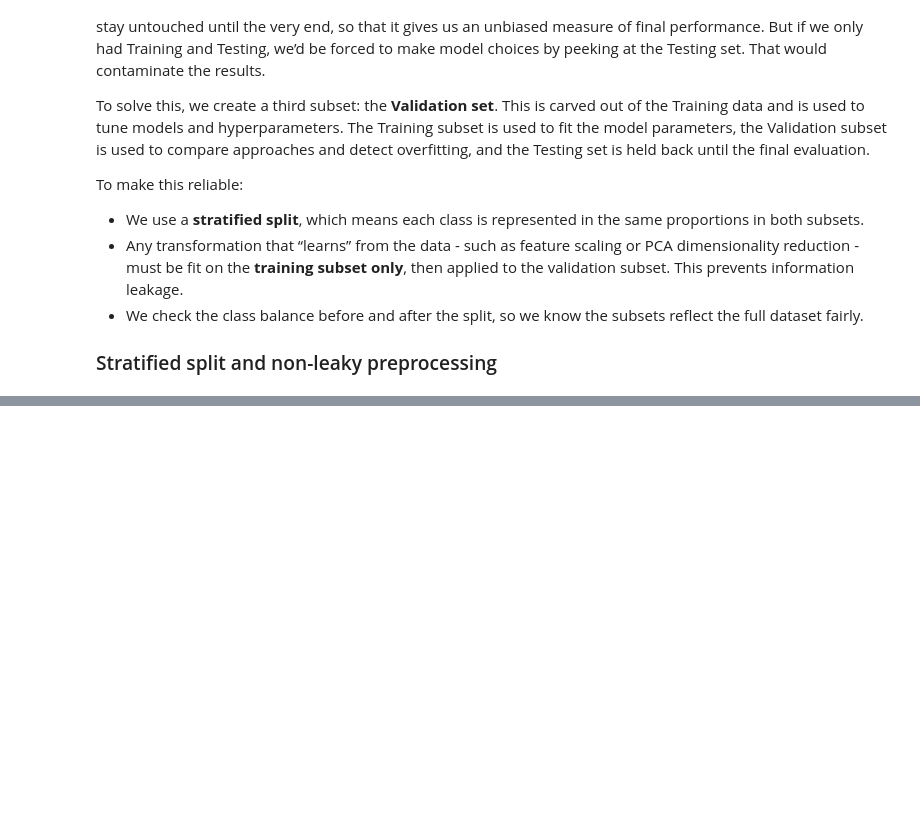
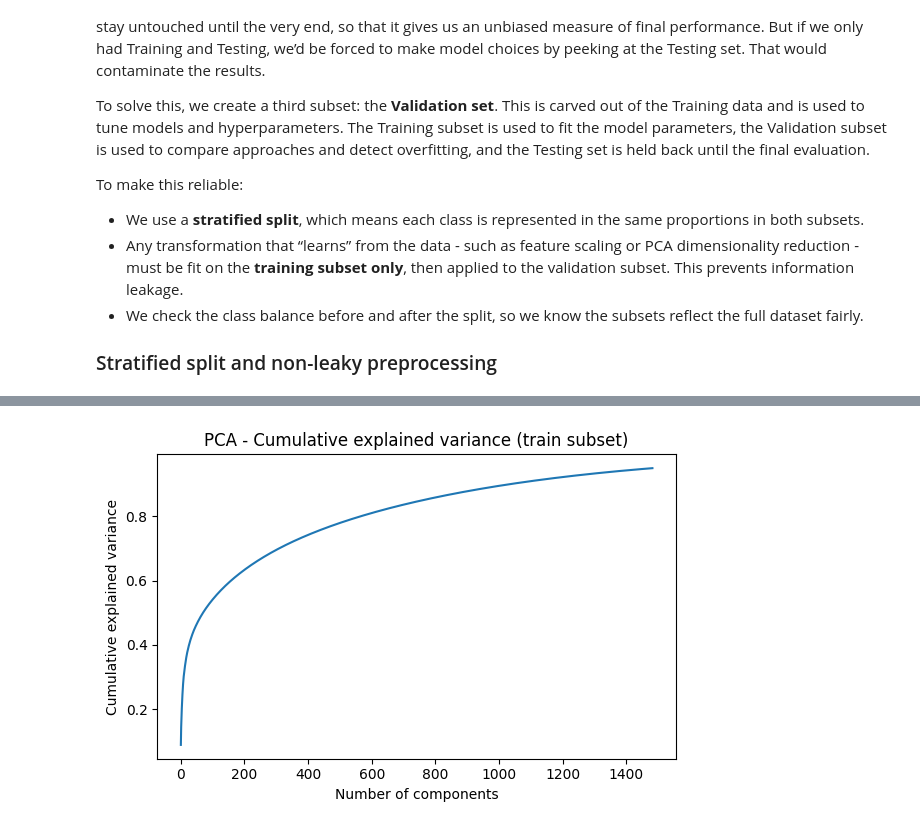
Before and after one commit to John-JonSteyn/BrainTumorMRIScikitLearnClassification, a Jupyter notebook: notebooks/brain_tumor_baseline.ipynb, the cells around one changed output, grey strips where cells are left out. Drawn from its saved outputs; the diff is of its cells as text; code cells hidden in the pictures; blank space fills up the shorter version.

```diff
--- a/notebooks/brain_tumor_baseline.ipynb
+++ b/notebooks/brain_tumor_baseline.ipynb
@@ -748,45 +748,30 @@ To make this reliable:
 
 ### Stratified split and non-leaky preprocessing
 # %%
-from typing import Dict, Tuple
-import os
-from pathlib import Path
-
-import numpy as np
-import pandas as pd
-import matplotlib.pyplot as plt
-
 from sklearn.model_selection import train_test_split
-from sklearn.preprocessing import StandardScaler
-from sklearn.decomposition import PCA
 from joblib import dump
 
-# Defaults if not already set
-if "random_seed" not in globals():  # single source of randomness
-    random_seed = 42
-if "pca_variance_target" not in globals():  # retain 95 percent variance
-    pca_variance_target = 0.95
+# Ensure output folders exist at the repo root
+Path("../reports/metrics").mkdir(parents=True, exist_ok=True)
+Path("../reports/figures").mkdir(parents=True, exist_ok=True)
+Path("../artifacts/features").mkdir(parents=True, exist_ok=True)
 
-# Ensure output folders exist
-Path("reports/metrics").mkdir(parents=True, exist_ok=True)
-Path("reports/figures").mkdir(parents=True, exist_ok=True)
-
-def describe_and_save_class_distribution(labels: np.ndarray,
+def describe_and_save_class_distribution(labels_array: np.ndarray,
                                          title: str,
                                          csv_filename: str) -> pd.DataFrame:
     """Summarise class counts and proportions, save to CSV."""
-    unique_classes, counts = np.unique(labels, return_counts=True)
+    unique_classes, class_counts = np.unique(labels_array, return_counts=True)
     distribution_frame = pd.DataFrame({
         "class_index": unique_classes,
-        "count": counts,
-        "proportion": (counts / counts.sum()).round(6)
+        "count": class_counts,
+        "proportion": (class_counts / class_counts.sum()).round(6)
     })
     print(title)
     display(distribution_frame)
-    distribution_frame.to_csv(Path("reports/metrics") / csv_filename, index=False)
+    distribution_frame.to_csv(Path("../reports/metrics") / csv_filename, index=False)
     return distribution_frame
 
-# 1) Stratified split on raw HOG features
+# Perform stratified split on raw HOG features
 validation_fraction = 0.20
 (
     hog_features_train_subset,
@@ -805,7 +790,7 @@ validation_fraction = 0.20
 print("Train subset shape (N, D):", hog_features_train_subset.shape)
 print("Validation subset shape (N, D):", hog_features_validation_subset.shape)
 
-# 2) Summarise class distributions
+# Summarise and save class distributions
 describe_and_save_class_distribution(y_train, "Full training set class distribution",
                                      "train_full_class_distribution.csv")
 describe_and_save_class_distribution(labels_train_subset, "Train subset class distribution",
@@ -813,7 +798,7 @@ describe_and_save_class_distribution(labels_train_subset, "Train subset class di
 describe_and_save_class_distribution(labels_validation_subset, "Validation subset class distribution",
                                      "validation_class_distribution.csv")
 
-# 3) Standardise features: fit on TRAIN subset only
+# Standardise features: fit on TRAIN subset only
 feature_scaler_for_split = StandardScaler(with_mean=True, with_std=True)
 hog_features_train_subset_scaled = feature_scaler_for_split.fit_transform(hog_features_train_subset)
 hog_features_validation_subset_scaled = feature_scaler_for_split.transform(hog_features_validation_subset)
@@ -821,7 +806,7 @@ hog_features_validation_subset_scaled = feature_scaler_for_split.transform(hog_f
 print("Scaled train subset shape:", hog_features_train_subset_scaled.shape)
 print("Scaled validation subset shape:", hog_features_validation_subset_scaled.shape)
 
-# 4) PCA: fit on TRAIN subset only
+# Apply PCA: fit on TRAIN subset only
 pca_transformer_for_split = PCA(
     n_components=pca_variance_target,
     svd_solver="full",
@@ -833,19 +818,26 @@ hog_features_validation_subset_final = pca_transformer_for_split.transform(hog_f
 print("PCA-reduced train subset shape:", hog_features_train_subset_final.shape)
 print("PCA-reduced validation subset shape:", hog_features_validation_subset_final.shape)
 
-# 5) Save PCA explained variance curve
+# Save PCA explained variance curve
 plt.figure(figsize=(6, 4))
 plt.plot(np.cumsum(pca_transformer_for_split.explained_variance_ratio_))
 plt.xlabel("Number of components")
 plt.ylabel("Cumulative explained variance")
 plt.title("PCA - Cumulative explained variance (train subset)")
 plt.tight_layout()
-pca_figure_path = Path("reports/figures") / "pca_explained_variance_train_subset.png"
+pca_figure_path = Path("../reports/figures") / "pca_explained_variance_train_subset.png"
 plt.savefig(pca_figure_path, dpi=300)
 plt.show()
 print(f"Saved PCA explained variance plot to {pca_figure_path}")
 
-# 6) Final variables for Step 9
+# Save PCA explained variance ratios as CSV
+pca_explained_variance_ratio_frame = pd.DataFrame(
+    {"explained_variance_ratio": pca_transformer_for_split.explained_variance_ratio_}
+)
+pca_explained_variance_ratio_frame.to_csv("../reports/metrics/pca_explained_variance_ratio.csv", index=False)
+print("Saved PCA explained variance ratios to ../reports/metrics/pca_explained_variance_ratio.csv")
+
+# Prepare final variables for modelling
 X_subtrain_features = hog_features_train_subset_final
 y_subtrain_labels = labels_train_subset
 X_validation_features = hog_features_validation_subset_final
@@ -857,7 +849,33 @@ print("y_subtrain_labels  :", y_subtrain_labels.shape)
 print("X_validation_features:", X_validation_features.shape)
 print("y_validation_labels  :", y_validation_labels.shape)
 
-# 7) Persist transformers for reproducibility
-dump(feature_scaler_for_split, Path("reports/metrics") / "scaler_train_subset.joblib")
-dump(pca_transformer_for_split, Path("reports/metrics") / "pca_train_subset.joblib")
+# Save split features and labels for reproducibility
+np.savez_compressed(
+    "../artifacts/features/train_val_features.npz",
+    X_subtrain_features=X_subtrain_features,
+    y_subtrain_labels=y_subtrain_labels,
+    X_validation_features=X_validation_features,
+    y_validation_labels=y_validation_labels,
+)
+print("Saved split features to ../artifacts/features/train_val_features.npz")
+
+# Persist transformers for reproducibility
+dump(feature_scaler_for_split, Path("../reports/metrics") / "scaler_train_subset.joblib")
+dump(pca_transformer_for_split, Path("../reports/metrics") / "pca_train_subset.joblib")
 print("Saved scaler and PCA objects.")
+
+# Save run configuration and class mapping
+class_index_to_label = {int(index): label for label, index in class_label_to_index.items()}
+run_config = {
+    "random_seed": int(random_seed),
+    "validation_fraction": validation_fraction,
+    "pca_variance_target": float(pca_variance_target),
+    "subtrain_shape": tuple(map(int, X_subtrain_features.shape)),
+    "validation_shape": tuple(map(int, X_validation_features.shape)),
+    "class_label_to_index": class_label_to_index,
+    "class_index_to_label": class_index_to_label,
+}
+with open("../reports/metrics/run_config.json", "w", encoding="utf-8") as file_pointer:
+    json.dump(run_config, file_pointer, indent=2)
+print("Saved run config and class mapping to ../reports/metrics/run_config.json")
+# %% [output]
@@ -863,0 +906 @@ print("Saved scaler and PCA objects.")
+[figure, added]
```
Also changed, not shown: parts of 8 cells of this notebook, 7 other files.
